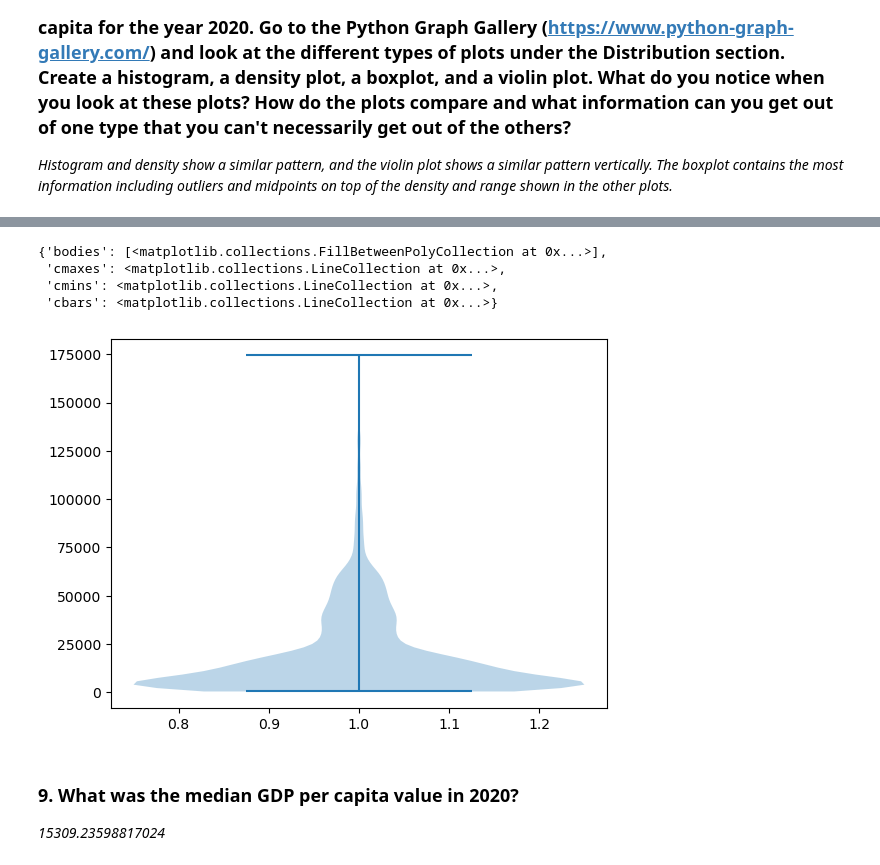
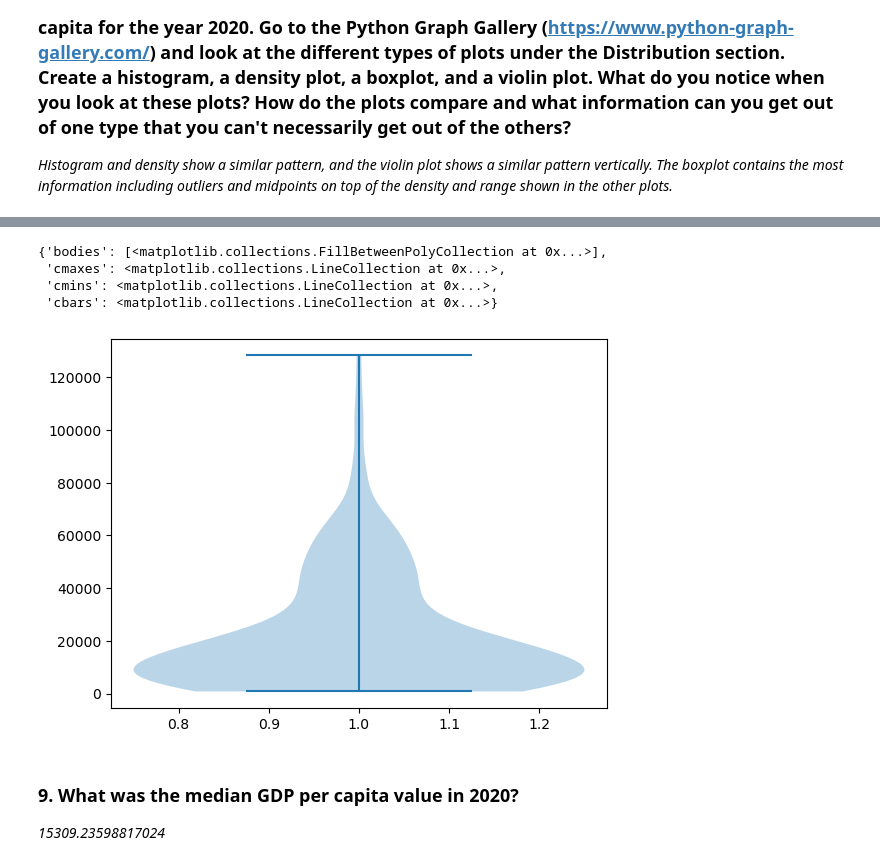
Before and after one commit to NewForce-Cohort-11-Data/gdp-and-internet-usage-kjaques, a Jupyter notebook: notebooks/un_gdp_and_internet_use_project.ipynb, the cells around one changed output, grey strips where cells are left out. Saved outputs shown, nothing was run; the diff lists cells and outputs as text; code cells hidden in the pictures.

```diff
--- a/notebooks/un_gdp_and_internet_use_project.ipynb
+++ b/notebooks/un_gdp_and_internet_use_project.ipynb
@@ -168,11 +192,11 @@ sns.boxplot(data = gdp_df, x='Year', y='GDP_Per_Capita')
 # %%
-plt.violinplot(gdp_df.GDP_Per_Capita)
+plt.violinplot(gdp_2020.GDP_Per_Capita)
 # %% [output]
 {'bodies': [<matplotlib.collections.FillBetweenPolyCollection at 0x...>],
  'cmaxes': <matplotlib.collections.LineCollection at 0x...>,
  'cmins': <matplotlib.collections.LineCollection at 0x...>,
  'cbars': <matplotlib.collections.LineCollection at 0x...>}
-[figure, old version]
+[figure, new version]
 # %% [markdown]
 ### 9. What was the median GDP per capita value in 2020?
 *15309.23598817024*
```
Also changed, not shown: parts of 19 cells of this notebook.
